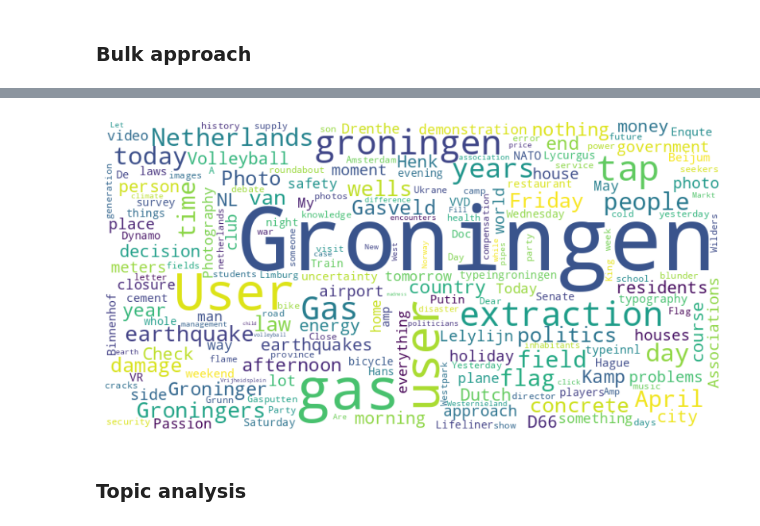
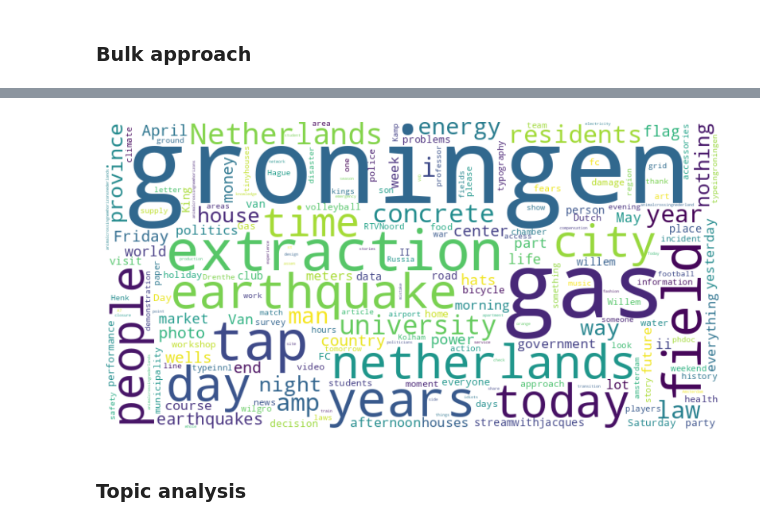
Before and after one commit to Aron220/nlp_sentiment, a Jupyter notebook: nlp.ipynb, the cells around one changed output, grey strips where cells are left out. Cells and saved outputs as stored; diff of their text form; code cells hidden in the pictures.

```diff
--- a/nlp.ipynb
+++ b/nlp.ipynb
@@ -167,13 +266,0 @@ The sky is blue and I like bananas
-# %%
-#Pass the cleaned text to Google Translate to translate to English (the model is only for English)
-
-def translate_text(text):
-    translator = Translator()
-    translated_text = translator.translate(text, src='nl', dest='en').text
-    return translated_text
-
-#Translate the cleaned text
-data['translated_cleaned_text'] = data['preprocessed_text'].apply(translate_text)
-
-#Check if it worked
-data['translated_cleaned_text']
@@ -238,0 +271,16 @@ Name: translated_cleaned_text, Length: 315, dtype: object
+# %%
+# Function to translate text to English
+def translate_to_english(text):
+    try:
+        translated_text = GoogleTranslator(source='auto', target='en').translate(text)
+        return translated_text
+    except Exception as e:
+        print(f"Error translating text: {text}")
+        print(f"Error message: {str(e)}")
+        return None
+
+# Translate each text in the column individually
+data['translated_cleaned_text'] = data['preprocessed_text'].apply(translate_to_english)
+
+# Print the translated texts
+print(data['translated_cleaned_text'])
@@ -364,27 +456,31 @@ Wangwoods misplaced April 1, joke horribly horribly misunderstanding after ignor
 # %%
-from textblob import TextBlob
-from collections import Counter
-import matplotlib.pyplot as plt
-from wordcloud import WordCloud
-
 # Create TextBlob objects for each preprocessed tweet
 data['textblob'] = data['translated_cleaned_text'].apply(TextBlob)
 
 # Extract nouns from each tweet and flatten the list
 nouns = [word for blob in data['textblob'] for word, pos in blob.tags if pos.startswith('N')]
 
 # Count occurrences of each noun
 noun_counts = Counter(nouns)
 
+if "Groningen" in noun_counts:
+    del noun_counts["Groningen"]
+
+if "user" in noun_counts:
+    del noun_counts["user"]
+
+if "User" in noun_counts:
+    del noun_counts["User"]
+
 # Visualize the results using a word cloud
 wordcloud = WordCloud(width=800, height=400, background_color='white').generate_from_frequencies(noun_counts)
 
 plt.figure(figsize=(10, 6))
 plt.imshow(wordcloud, interpolation='bilinear')
 plt.axis('off')
 plt.show()
 # %% [output]
-[figure, old version]
+[figure, new version]
 # %% [markdown]
 ### Topic analysis
 # %%
```
Also changed, not shown: parts of 29 cells of this notebook, 7 other files.
